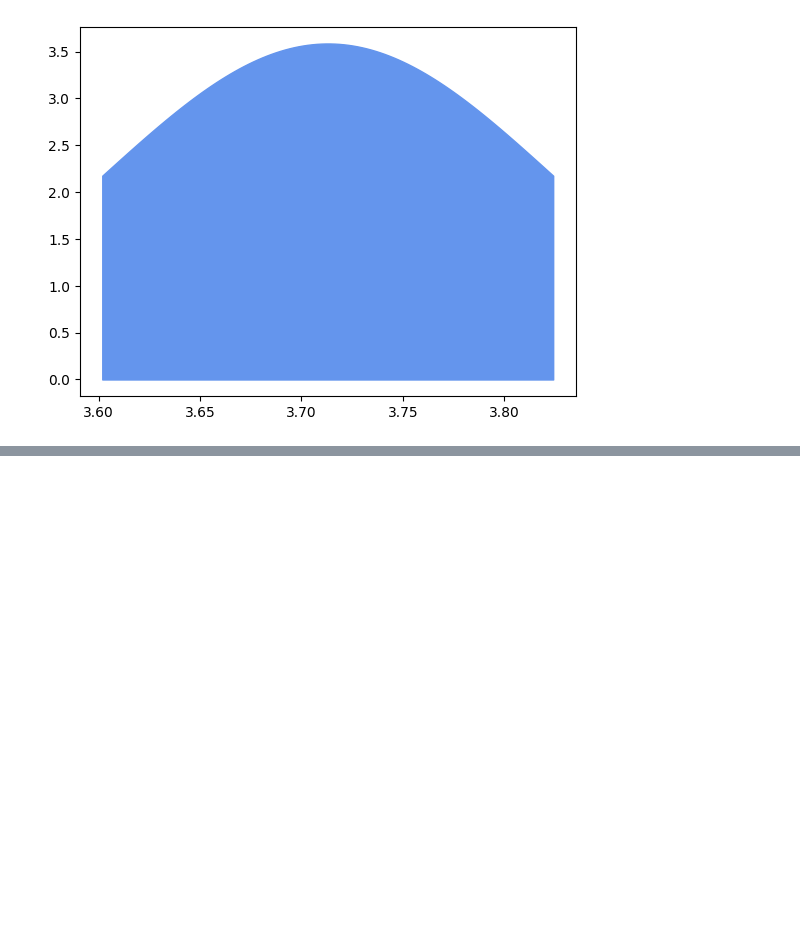
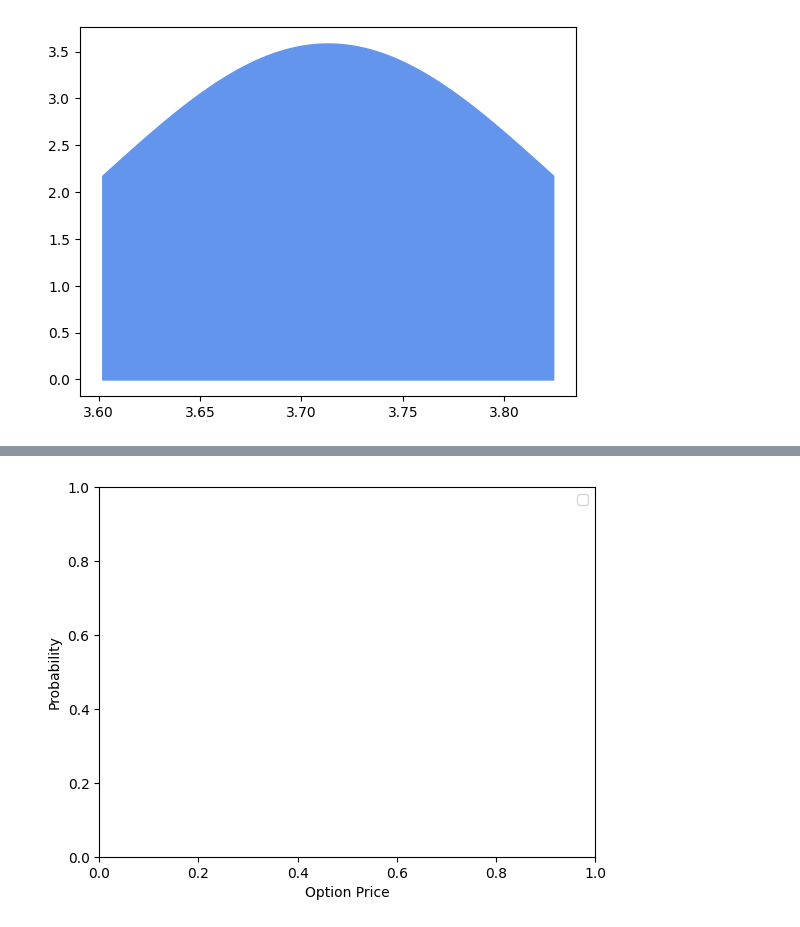
Before and after one commit to ranjan2829/Quant, a Jupyter notebook: Monte_Carlo_FInancial_Model.ipynb, the cells around one changed output, grey strips where cells are left out. Drawn from its saved outputs; the diff is of its cells as text; code cells hidden in the pictures; blank space fills up the shorter version.

```diff
--- a/Monte_Carlo_FInancial_Model.ipynb
+++ b/Monte_Carlo_FInancial_Model.ipynb
@@ -179,0 +197,7 @@ plt.fill_between(x2,s2,color='cornflowerblue',label='1 StDev')
+# %%
+
+plt.ylabel("Probability")
+plt.xlabel("Option Price")
+plt.legend()
+plt.show()
+# %% [output]
@@ -179,0 +205 @@ plt.fill_between(x2,s2,color='cornflowerblue',label='1 StDev')
+[figure, added]
```
Also changed, not shown: parts of 5 cells of this notebook.
